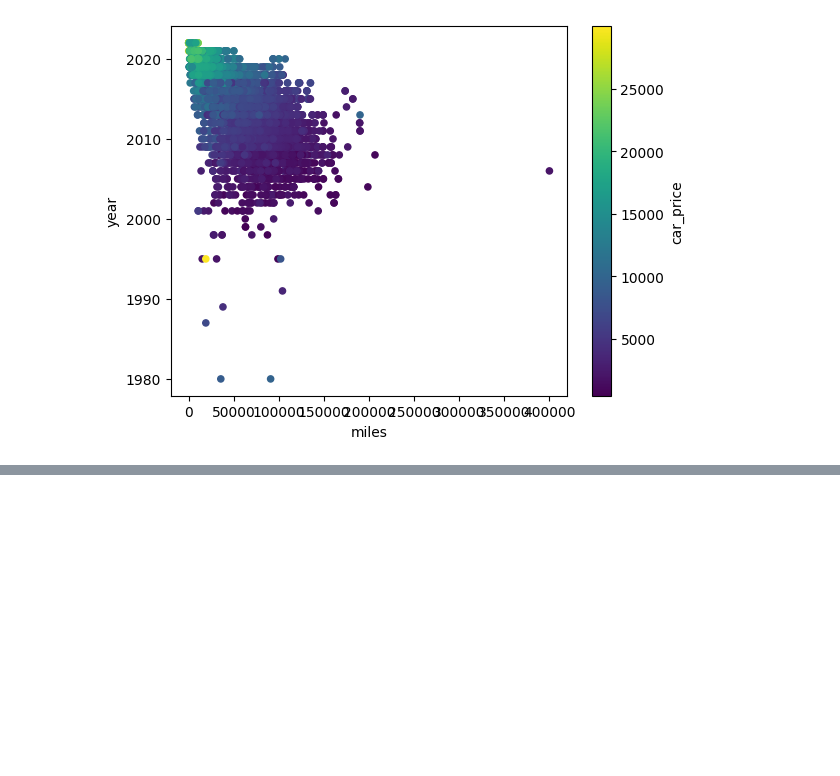
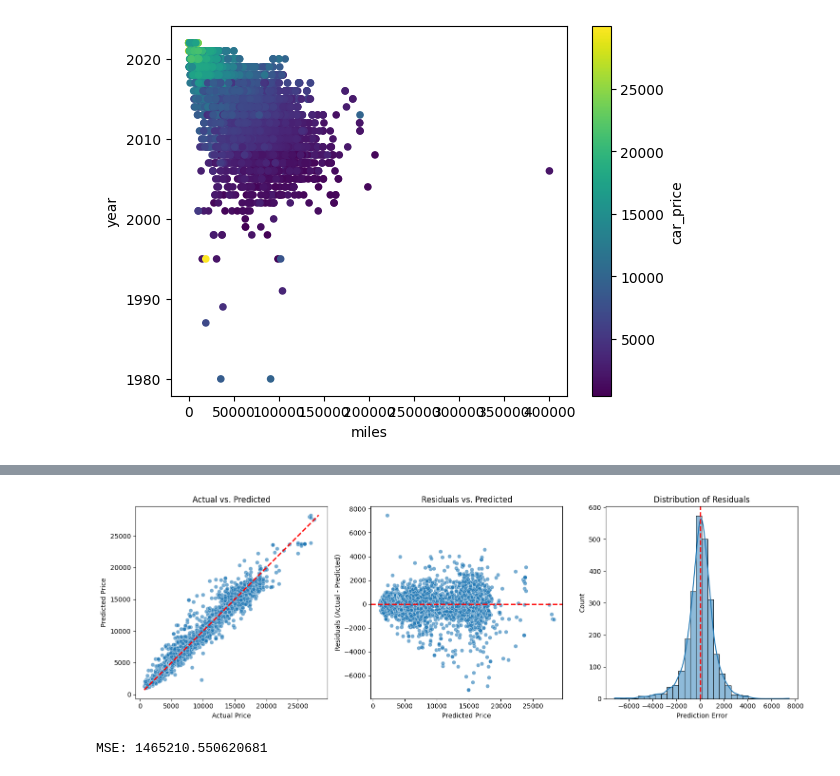
Before and after one commit to aevetts/cars, a Jupyter notebook: EDA.ipynb, the cells around one changed output, grey strips where cells are left out. Saved outputs shown, nothing was run; the diff lists cells and outputs as text; code cells hidden in the pictures; blank space fills up the shorter version.

```diff
--- a/EDA.ipynb
+++ b/EDA.ipynb
@@ -49,3 +61,4 @@ array([nan], dtype=object)
 carsclean = cars.loc[cars.year.str[0].isin(['1','2'])]
 # %%
 fiestas = carsclean.loc[(cars.make=='Ford') & (cars.model=='Fiesta')]
+fiestas = fiestas.reset_index()
@@ -120,0 +297,43 @@ ModuleNotFoundError: No module named 'tensorflow'
+# %%
+def eval_model(testlabels, predictions):
+
+    y_test = np.array(testlabels)
+    y_pred = predictions.flatten()
+    residuals = y_test - y_pred
+
+
+    plt.figure(figsize=(15, 5))
+
+# --- Plot 1: Actual vs Predicted ---
+    plt.subplot(1, 3, 1)
+    sns.scatterplot(x=y_test, y=y_pred, alpha=0.6)
+# Draw the ideal 45-degree line (perfect prediction)
+    min_val = min(np.min(y_test), np.min(y_pred))
+    max_val = max(np.max(y_test), np.max(y_pred))
+    plt.plot([min_val, max_val], [min_val, max_val], 'r--', lw=2)
+    plt.title('Actual vs. Predicted')
+    plt.xlabel('Actual Price')
+    plt.ylabel('Predicted Price')
+
+# --- Plot 2: Residual Plot ---
+    plt.subplot(1, 3, 2)
+    sns.scatterplot(x=y_pred, y=residuals, alpha=0.6)
+    plt.axhline(y=0, color='r', linestyle='--', lw=2) # The zero error line
+    plt.title('Residuals vs. Predicted')
+    plt.xlabel('Predicted Price')
+    plt.ylabel('Residuals (Actual - Predicted)')
+
+    # --- Plot 3: Error Distribution ---
+    plt.subplot(1, 3, 3)
+    sns.histplot(residuals, kde=True, bins=30)
+    plt.axvline(x=0, color='r', linestyle='--', lw=2) # The zero error line
+    plt.title('Distribution of Residuals')
+    plt.xlabel('Prediction Error')
+
+    plt.tight_layout()
+    plt.show()
+
+    print(f'MSE: {(1/len(y_test))*(sum(y_test - y_pred )**2)}' )
+# %%
+eval_model(testlabels, car_model.predict(testfeats))
+# %% [output]
@@ -120,0 +341,2 @@ ModuleNotFoundError: No module named 'tensorflow'
+[figure, added]
+MSE: 1465210.550620681
```
Also changed, not shown: parts of 41 cells of this notebook.
